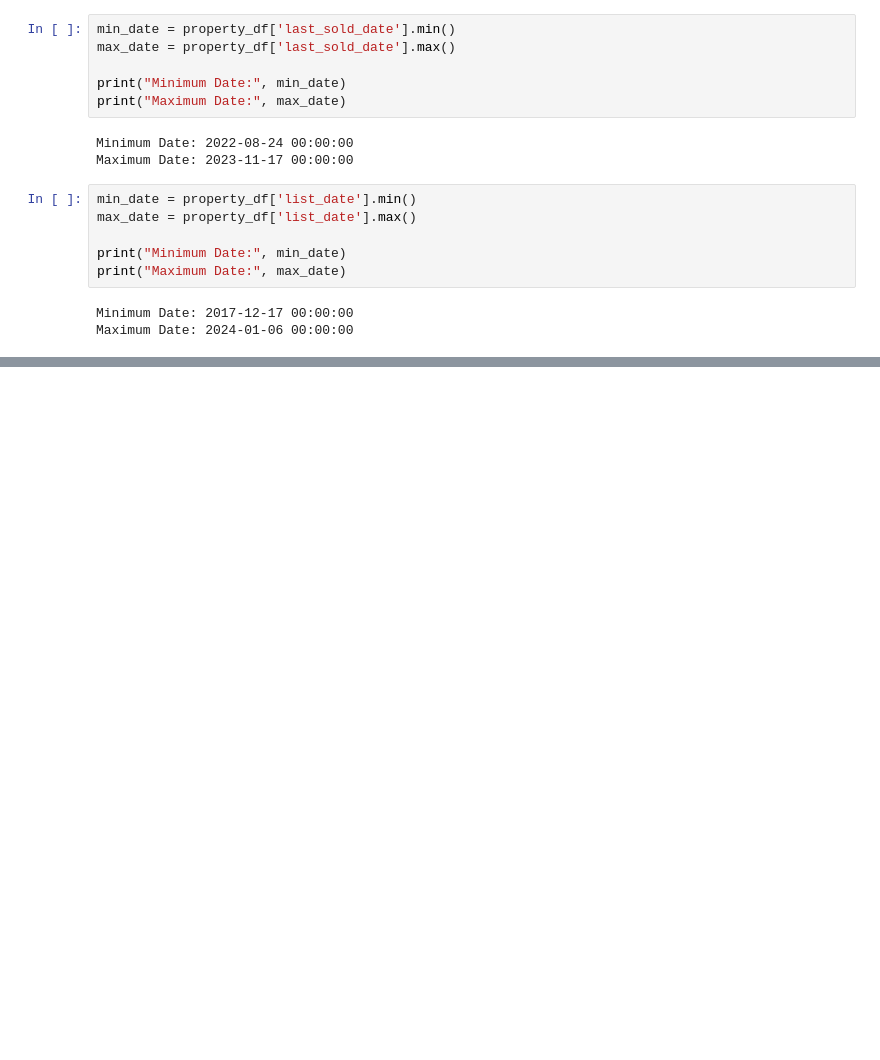
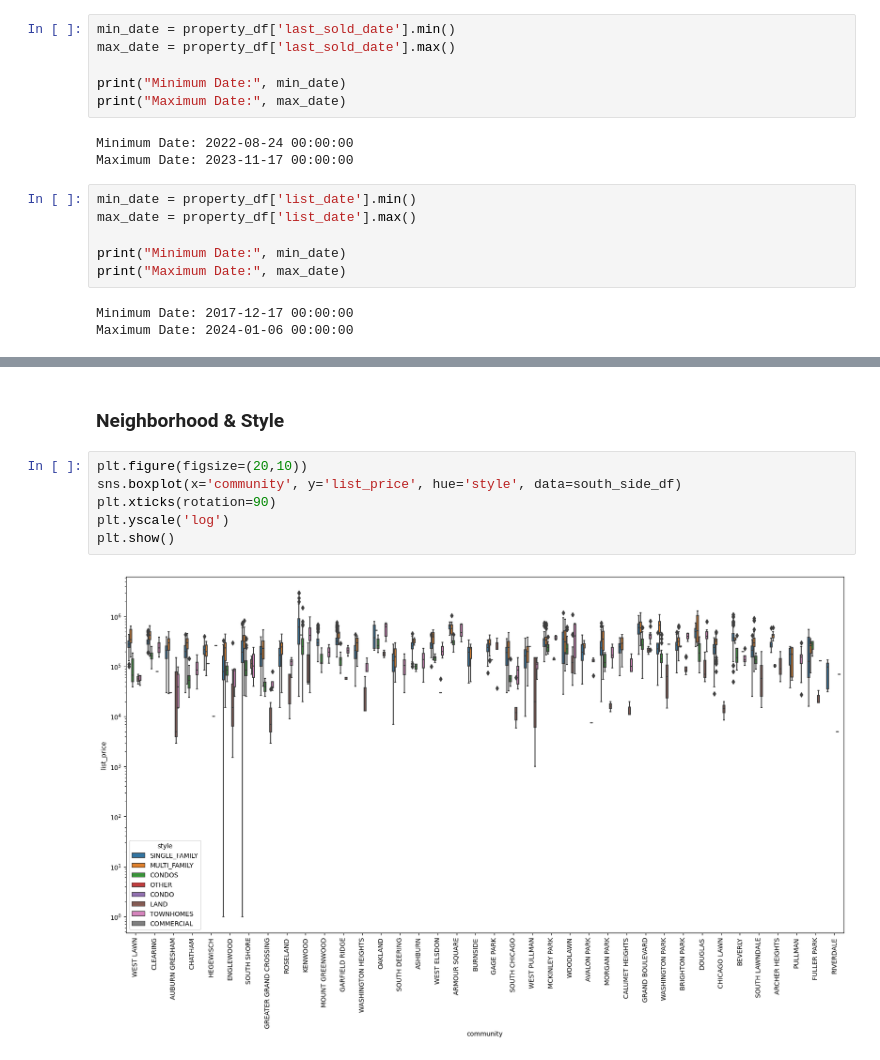
Before and after one commit to idellinger/SafeHaven-Chicago-Crime-and-Housing, a Jupyter notebook: eda.ipynb, the cells around one changed output, grey strips where cells are left out. Saved outputs shown, nothing was run; the diff lists cells and outputs as text; blank space fills up the shorter version.

```diff
--- a/eda.ipynb
+++ b/eda.ipynb
@@ -121,0 +237,10 @@ Name: count, Length: 77, dtype: int64
+# %% [markdown]
+### Neighborhood & Style
+# %%
+plt.figure(figsize=(20,10))
+sns.boxplot(x='community', y='list_price', hue='style', data=south_side_df)
+plt.xticks(rotation=90)
+plt.yscale('log')
+plt.show()
+# %% [output]
+[figure, added]
```
Also changed, not shown: parts of 19 cells of this notebook, 4 other files.
